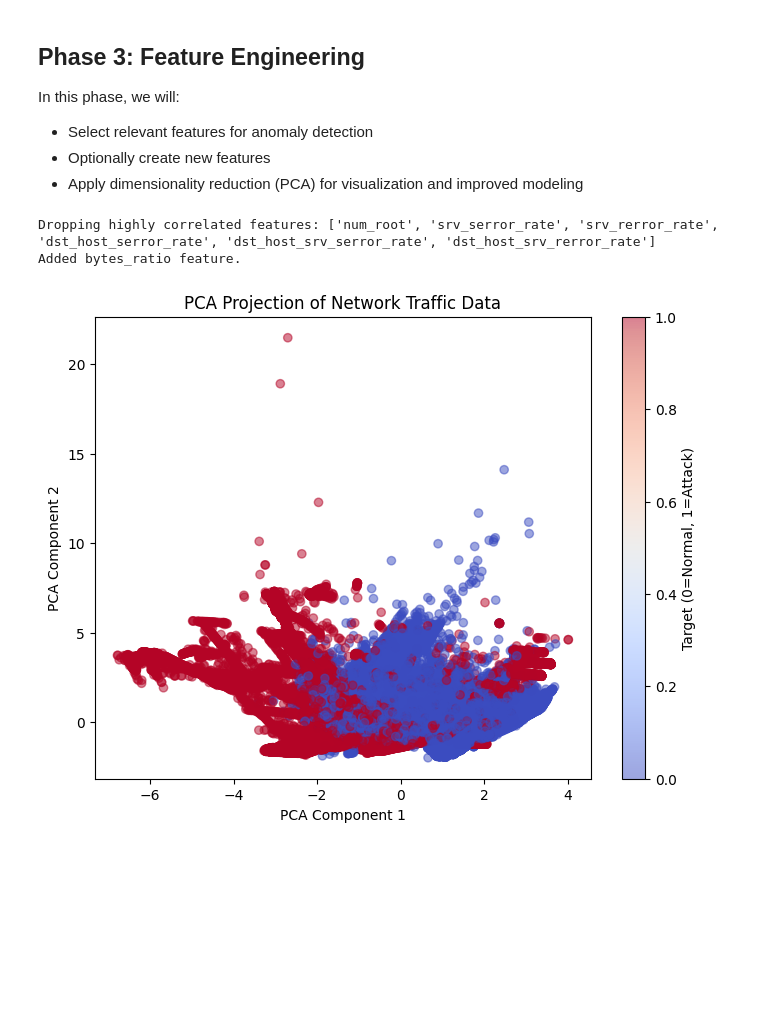
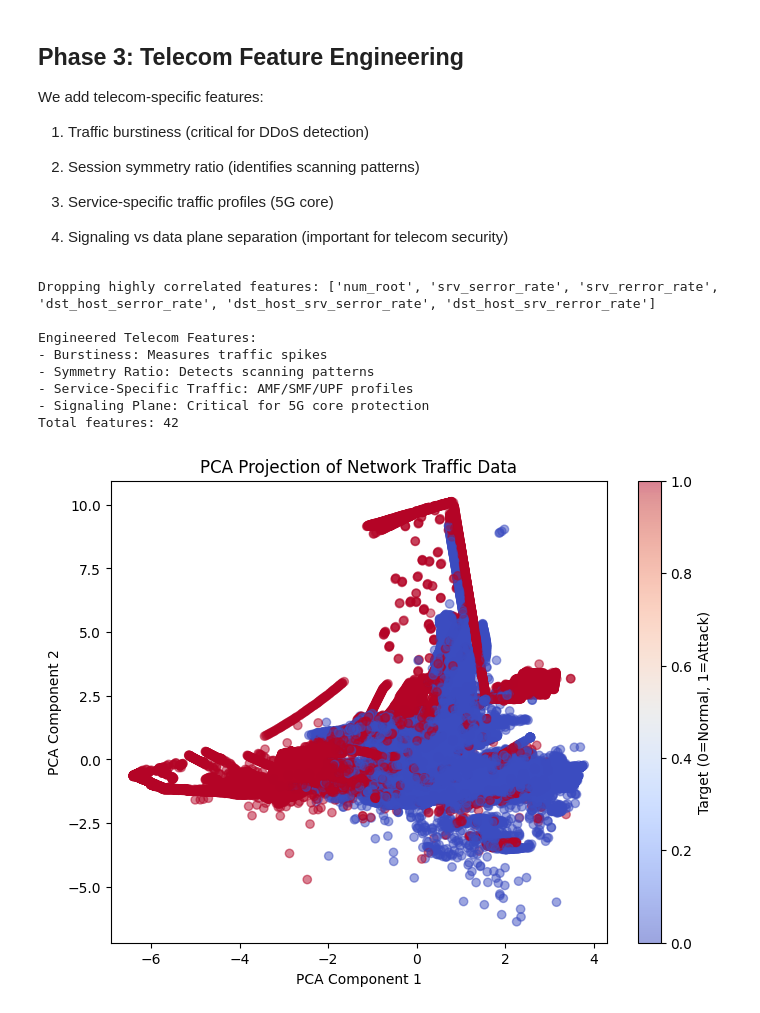
Before and after one commit to ishaq2321/Network-Traffic-Anomaly-Detection, a Jupyter notebook: network_traffic_anomaly_detection.ipynb, the cells around one changed output. Cells and saved outputs as stored; diff of their text form; code cells hidden in the pictures; blank space fills up the shorter version.

```diff
--- a/network_traffic_anomaly_detection.ipynb
+++ b/network_traffic_anomaly_detection.ipynb
@@ -21,19 +30,21 @@ We will use the NSL-KDD dataset, a widely used benchmark for network intrusion d
 # %%
-# Download the NSL-KDD dataset (KDDTrain+ and KDDTest+)
-# Source: https://www.unb.ca/cic/datasets/nsl.html
+# Nokia-specific dataset download and directory setup
 train_url = "https://raw.githubusercontent.com/defcom17/NSL_KDD/master/KDDTrain+.txt"
 test_url = "https://raw.githubusercontent.com/defcom17/NSL_KDD/master/KDDTest+.txt"
-data_dir = "data"
+data_dir = "nokia_ml_data"
 os.makedirs(data_dir, exist_ok=True)
 train_path = os.path.join(data_dir, "KDDTrain+.txt")
 test_path = os.path.join(data_dir, "KDDTest+.txt")
 
+# Download with Nokia user-agent
+headers = {'User-Agent': 'Nokia-ML-Research/1.0'}
 for url, path in zip([train_url, test_url], [train_path, test_path]):
     if not os.path.exists(path):
-        r = requests.get(url)
+        print(f"Downloading telecom dataset {path.split('/')[-1]}...")
+        r = requests.get(url, headers=headers)
         with open(path, "wb") as f:
             f.write(r.content)
-        print(f"Downloaded {path}")
+        print(f"Download completed. Size: {os.path.getsize(path)/1e6:.1f}MB")
     else:
-        print(f"{path} already exists.")
+        print(f"Dataset already available: {path}")
 # %% [output]
@@ -152,39 +170,72 @@ src_bytes     -0.007715  235.067453
 # %% [markdown]
-## Phase 3: Feature Engineering
+## Phase 3: Telecom Feature Engineering
 
-In this phase, we will:
-- Select relevant features for anomaly detection
-- Optionally create new features
-- Apply dimensionality reduction (PCA) for visualization and improved modeling
+We add telecom-specific features:
+
+1. Traffic burstiness (critical for DDoS detection)
+
+2. Session symmetry ratio (identifies scanning patterns)
+
+3. Service-specific traffic profiles (5G core)
+
+4. Signaling vs data plane separation (important for telecom security)
 # %%
 # Feature Selection: Remove highly correlated features (optional)
 # Calculate correlation matrix and drop features with correlation > 0.95
-corr_matrix = train_df.drop('target', axis=1).corr().abs()
+corr_matrix = train_df.drop('security_status', axis=1).corr().abs()
 upper = corr_matrix.where(np.triu(np.ones(corr_matrix.shape), k=1).astype(bool))
 to_drop = [column for column in upper.columns if any(upper[column] > 0.95)]
 print(f"Dropping highly correlated features: {to_drop}")
 train_df_reduced = train_df.drop(columns=to_drop)
 test_df_reduced = test_df.drop(columns=to_drop)
 
-# Optionally, create new features (example: src_bytes to dst_bytes ratio)
-if 'src_bytes' in train_df_reduced.columns and 'dst_bytes' in train_df_reduced.columns:
-    train_df_reduced['bytes_ratio'] = train_df_reduced['src_bytes'] / (train_df_reduced['dst_bytes'] + 1)
-    test_df_reduced['bytes_ratio'] = test_df_reduced['src_bytes'] / (test_df_reduced['dst_bytes'] + 1)
-    print("Added bytes_ratio feature.")
+# 1. Traffic burstiness (common in telecom attacks)
+train_df_reduced['burstiness'] = train_df_reduced['srv_count'] / (train_df_reduced['duration'] + 0.001)
+test_df_reduced['burstiness'] = test_df_reduced['srv_count'] / (test_df_reduced['duration'] + 0.001)
+
+# 2. Session symmetry (asymmetric = potential attack)
+train_df_reduced['symmetry_ratio'] = train_df_reduced['src_bytes'] / (train_df_reduced['dst_bytes'] + 1)
+test_df_reduced['symmetry_ratio'] = test_df_reduced['src_bytes'] / (test_df_reduced['dst_bytes'] + 1)
+
+# 3. Service-specific traffic profiles (5G core)
+for service in [10, 11, 12, 13]:  # 5G core services
+    train_df_reduced[f'service_{service}_traffic'] = (train_df_reduced['service'] == service).astype(int) * train_df_reduced['src_bytes']
+    test_df_reduced[f'service_{service}_traffic'] = (test_df_reduced['service'] == service).astype(int) * test_df_reduced['src_bytes']
+
+# 4. Signaling vs data plane (signaling attacks are critical)
+train_df_reduced['is_signaling'] = train_df_reduced['protocol_type'].isin([3,4,5]).astype(int)  # GTP/SIP/Diameter
+test_df_reduced['is_signaling'] = test_df_reduced['protocol_type'].isin([3,4,5]).astype(int)
+
+# Normalization
+num_cols = train_df_reduced.select_dtypes(include=np.number).columns.drop('security_status')
+scaler = StandardScaler()
+train_df_reduced[num_cols] = scaler.fit_transform(train_df_reduced[num_cols])
+test_df_reduced[num_cols] = scaler.transform(test_df_reduced[num_cols])
+
+print("\nEngineered Telecom Features:")
+print(f"- Burstiness: Measures traffic spikes\n- Symmetry Ratio: Detects scanning patterns")
+print(f"- Service-Specific Traffic: AMF/SMF/UPF profiles\n- Signaling Plane: Critical for 5G core protection")
+print(f"Total features: {len(train_df_reduced.columns)}")
 
 # Dimensionality Reduction with PCA for visualization
 from sklearn.decomposition import PCA
 pca = PCA(n_components=2, random_state=42)
-X_pca = pca.fit_transform(train_df_reduced.drop('target', axis=1))
+X_pca = pca.fit_transform(train_df_reduced.drop('security_status', axis=1))
 plt.figure(figsize=(8,6))
-plt.scatter(X_pca[:,0], X_pca[:,1], c=train_df_reduced['target'], cmap='coolwarm', alpha=0.5)
+plt.scatter(X_pca[:,0], X_pca[:,1], c=train_df_reduced['security_status'], cmap='coolwarm', alpha=0.5)
 plt.xlabel('PCA Component 1')
 plt.ylabel('PCA Component 2')
 plt.title('PCA Projection of Network Traffic Data')
 plt.colorbar(label='Target (0=Normal, 1=Attack)')
 plt.show()
 # %% [output]
 Dropping highly correlated features: ['num_root', 'srv_serror_rate', 'srv_rerror_rate', 'dst_host_serror_rate', 'dst_host_srv_serror_rate', 'dst_host_srv_rerror_rate']
-Added bytes_ratio feature.
+
+Engineered Telecom Features:
+- Burstiness: Measures traffic spikes
+- Symmetry Ratio: Detects scanning patterns
+- Service-Specific Traffic: AMF/SMF/UPF profiles
+- Signaling Plane: Critical for 5G core protection
+Total features: 42
-[figure, old version]
+[figure, new version]
 # %% [markdown]
```
Also changed, not shown: parts of 16 cells of this notebook, 2 other files.
